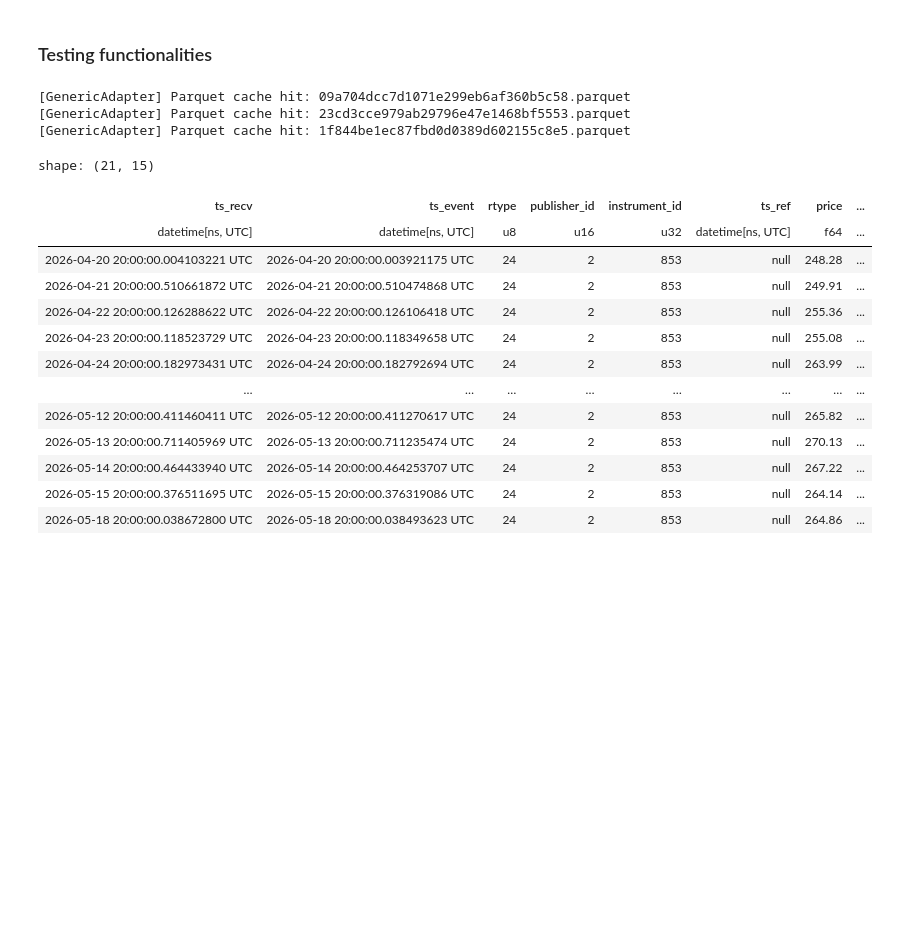
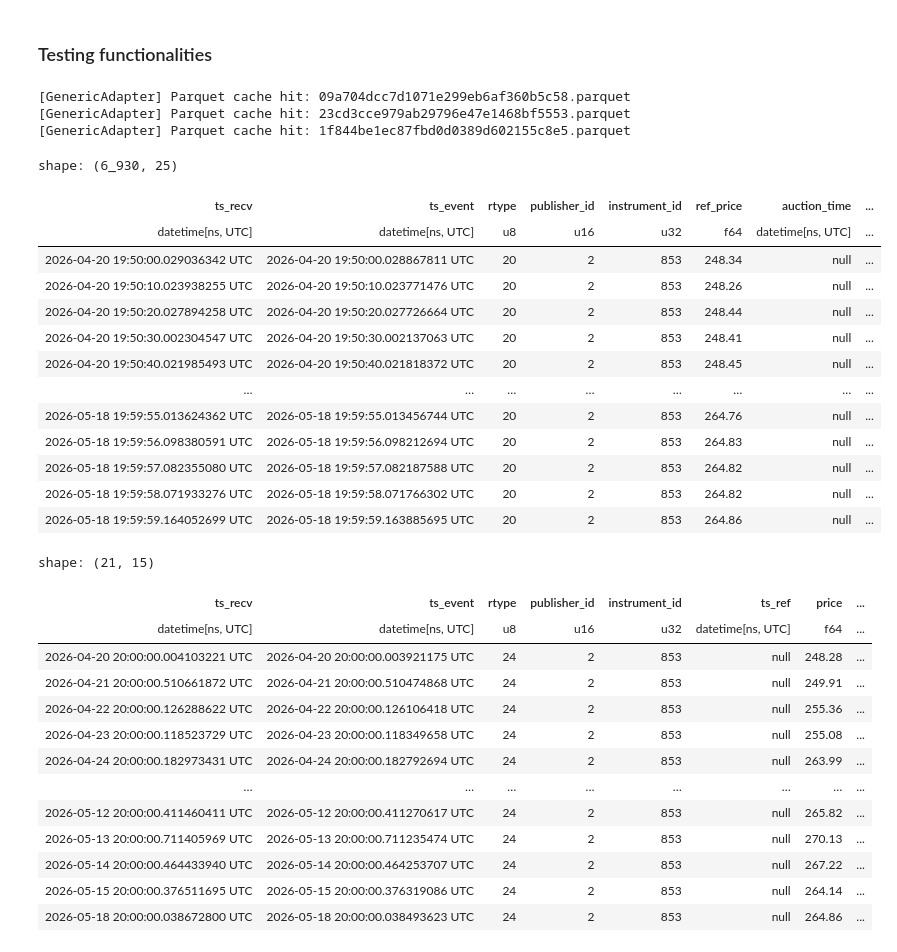
Before and after one commit to MichaelCusackNelkin/Summer_Research_2026, a Jupyter notebook: research-alpha/code/test.ipynb, the cells around one changed output. Saved outputs shown, nothing was run; the diff lists cells and outputs as text; code cells hidden in the pictures; blank space fills up the shorter version.

```diff
--- a/research-alpha/code/test.ipynb
+++ b/research-alpha/code/test.ipynb
@@ -53,6 +50,23 @@ map_stats = {v: k for k,v in map_stats.items()}
 [GenericAdapter] Parquet cache hit: 09a704dcc7d1071e299eb6af360b5c58.parquet
 [GenericAdapter] Parquet cache hit: 23cd3cce979ab29796e47e1468bf5553.parquet
 [GenericAdapter] Parquet cache hit: 1f844be1ec87fbd0d0389d602155c8e5.parquet
+# %%
+df_imbalance
+# %% [output]
+shape: (6_930, 25)
+| ts_recv | ts_event | rtype | publisher_id | instrument_id | ref_price | auction_time | ... |
+| datetime[ns, UTC] | datetime[ns, UTC] | u8 | u16 | u32 | f64 | datetime[ns, UTC] | ... |
+| 2026-04-20 19:50:00.029036342 UTC | 2026-04-20 19:50:00.028867811 UTC | 20 | 2 | 853 | 248.34 | null | ... |
+| 2026-04-20 19:50:10.023938255 UTC | 2026-04-20 19:50:10.023771476 UTC | 20 | 2 | 853 | 248.26 | null | ... |
+| 2026-04-20 19:50:20.027894258 UTC | 2026-04-20 19:50:20.027726664 UTC | 20 | 2 | 853 | 248.44 | null | ... |
+| 2026-04-20 19:50:30.002304547 UTC | 2026-04-20 19:50:30.002137063 UTC | 20 | 2 | 853 | 248.41 | null | ... |
+| 2026-04-20 19:50:40.021985493 UTC | 2026-04-20 19:50:40.021818372 UTC | 20 | 2 | 853 | 248.45 | null | ... |
+| … | … | … | … | … | … | … | ... |
+| 2026-05-18 19:59:55.013624362 UTC | 2026-05-18 19:59:55.013456744 UTC | 20 | 2 | 853 | 264.76 | null | ... |
+| 2026-05-18 19:59:56.098380591 UTC | 2026-05-18 19:59:56.098212694 UTC | 20 | 2 | 853 | 264.83 | null | ... |
+| 2026-05-18 19:59:57.082355080 UTC | 2026-05-18 19:59:57.082187588 UTC | 20 | 2 | 853 | 264.82 | null | ... |
+| 2026-05-18 19:59:58.071933276 UTC | 2026-05-18 19:59:58.071766302 UTC | 20 | 2 | 853 | 264.82 | null | ... |
+| 2026-05-18 19:59:59.164052699 UTC | 2026-05-18 19:59:59.163885695 UTC | 20 | 2 | 853 | 264.86 | null | ... |
 # %%
 df_stats.filter(pl.col('stat_type') == 11).sort('ts_event')
 # %% [output]
```
Also changed, not shown: parts of 23 cells of this notebook, 3 other files.
